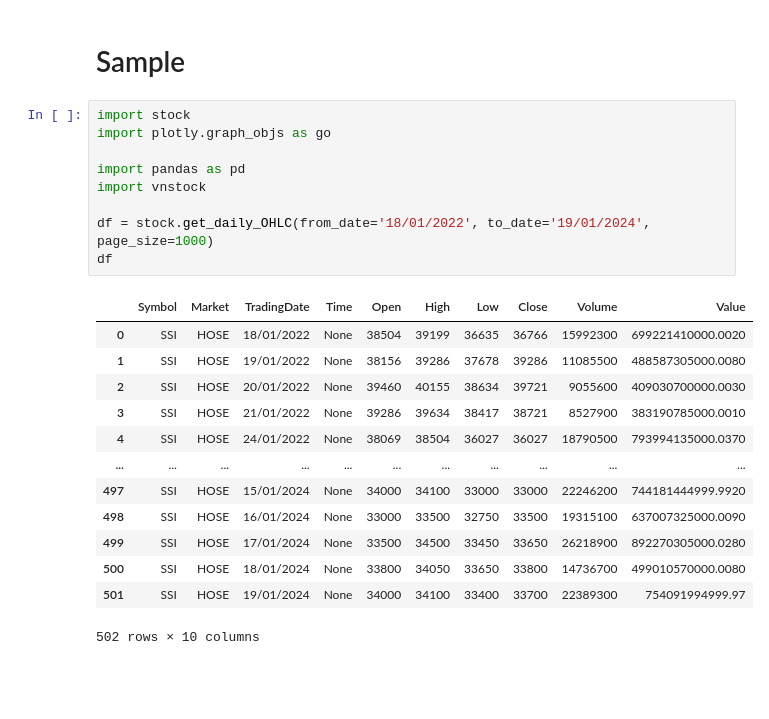
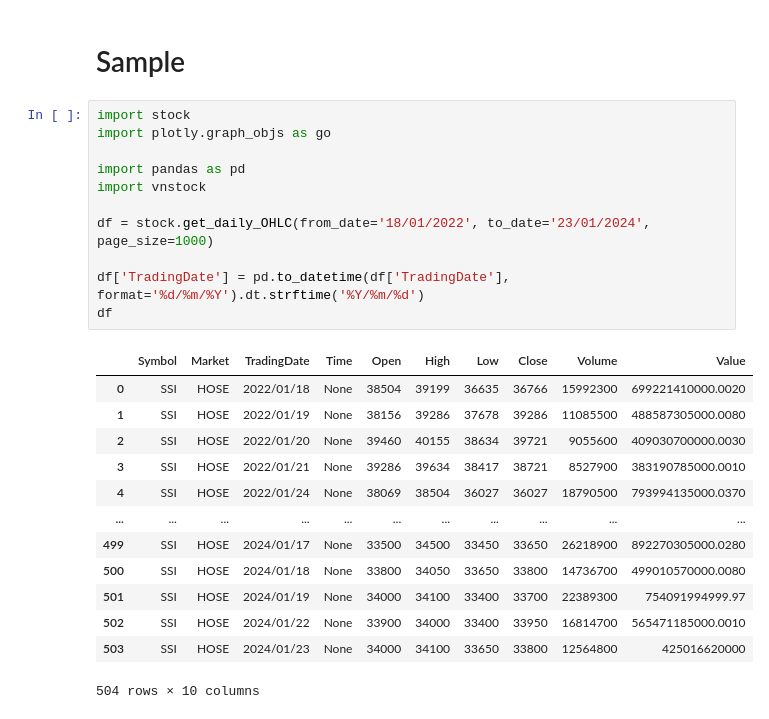
Before and after one commit to hung-manh/Vietnam-Stock-Market-Insights, a Jupyter notebook: stock_test.ipynb, the cells around one changed output. Cells and saved outputs as stored; diff of their text form; blank space fills up the shorter version.

```diff
--- a/stock_test.ipynb
+++ b/stock_test.ipynb
@@ -3,26 +3,28 @@
 # %%
 import stock
 import plotly.graph_objs as go
 
 import pandas as pd
 import vnstock
 
-df = stock.get_daily_OHLC(from_date='18/01/2022', to_date='19/01/2024', page_size=1000)
+df = stock.get_daily_OHLC(from_date='18/01/2022', to_date='23/01/2024', page_size=1000)
+
+df['TradingDate'] = pd.to_datetime(df['TradingDate'], format='%d/%m/%Y').dt.strftime('%Y/%m/%d')
 df
 # %% [output]
 |  | Symbol | Market | TradingDate | Time | Open | High | Low | Close | Volume | Value |
-| 0 | SSI | HOSE | 18/01/2022 | None | 38504 | 39199 | 36635 | 36766 | 15992300 | 699221410000.0020 |
-| 1 | SSI | HOSE | 19/01/2022 | None | 38156 | 39286 | 37678 | 39286 | 11085500 | 488587305000.0080 |
-| 2 | SSI | HOSE | 20/01/2022 | None | 39460 | 40155 | 38634 | 39721 | 9055600 | 409030700000.0030 |
-| 3 | SSI | HOSE | 21/01/2022 | None | 39286 | 39634 | 38417 | 38721 | 8527900 | 383190785000.0010 |
-| 4 | SSI | HOSE | 24/01/2022 | None | 38069 | 38504 | 36027 | 36027 | 18790500 | 793994135000.0370 |
+| 0 | SSI | HOSE | 2022/01/18 | None | 38504 | 39199 | 36635 | 36766 | 15992300 | 699221410000.0020 |
+| 1 | SSI | HOSE | 2022/01/19 | None | 38156 | 39286 | 37678 | 39286 | 11085500 | 488587305000.0080 |
+| 2 | SSI | HOSE | 2022/01/20 | None | 39460 | 40155 | 38634 | 39721 | 9055600 | 409030700000.0030 |
+| 3 | SSI | HOSE | 2022/01/21 | None | 39286 | 39634 | 38417 | 38721 | 8527900 | 383190785000.0010 |
+| 4 | SSI | HOSE | 2022/01/24 | None | 38069 | 38504 | 36027 | 36027 | 18790500 | 793994135000.0370 |
 | ... | ... | ... | ... | ... | ... | ... | ... | ... | ... | ... |
-| 497 | SSI | HOSE | 15/01/2024 | None | 34000 | 34100 | 33000 | 33000 | 22246200 | 744181444999.9920 |
-| 498 | SSI | HOSE | 16/01/2024 | None | 33000 | 33500 | 32750 | 33500 | 19315100 | 637007325000.0090 |
-| 499 | SSI | HOSE | 17/01/2024 | None | 33500 | 34500 | 33450 | 33650 | 26218900 | 892270305000.0280 |
-| 500 | SSI | HOSE | 18/01/2024 | None | 33800 | 34050 | 33650 | 33800 | 14736700 | 499010570000.0080 |
-| 501 | SSI | HOSE | 19/01/2024 | None | 34000 | 34100 | 33400 | 33700 | 22389300 | 754091994999.97 |
+| 499 | SSI | HOSE | 2024/01/17 | None | 33500 | 34500 | 33450 | 33650 | 26218900 | 892270305000.0280 |
+| 500 | SSI | HOSE | 2024/01/18 | None | 33800 | 34050 | 33650 | 33800 | 14736700 | 499010570000.0080 |
+| 501 | SSI | HOSE | 2024/01/19 | None | 34000 | 34100 | 33400 | 33700 | 22389300 | 754091994999.97 |
+| 502 | SSI | HOSE | 2024/01/22 | None | 33900 | 34000 | 33400 | 33950 | 16814700 | 565471185000.0010 |
+| 503 | SSI | HOSE | 2024/01/23 | None | 34000 | 34100 | 33650 | 33800 | 12564800 | 425016620000 |
-502 rows × 10 columns
+504 rows × 10 columns
 # %%
 def candlestick_chart(df, title='Candlestick Chart with MA and Volume', x_label='Date', y_label='Price', ma_periods=None, show_volume=True, figure_size=(15, 8), reference_period=None, colors=('#00F4B0', '#FF3747'), reference_colors=('blue', 'black')):
     """
```
Also changed, not shown: parts of 3 cells of this notebook, 4 other files.
